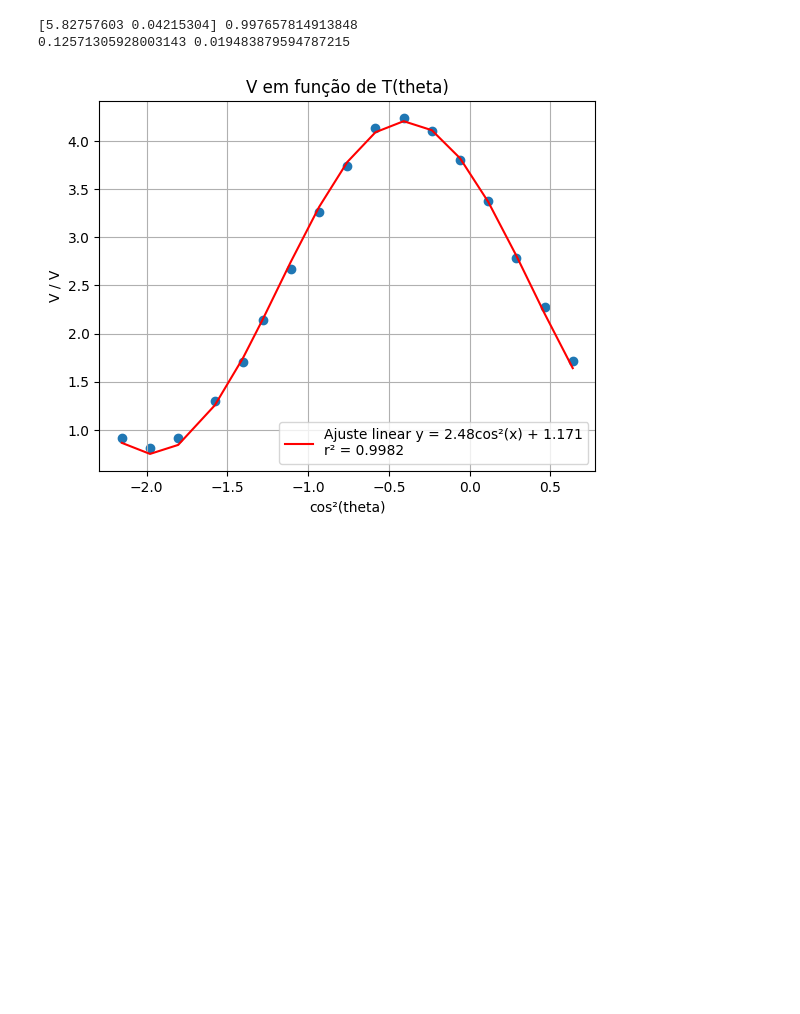
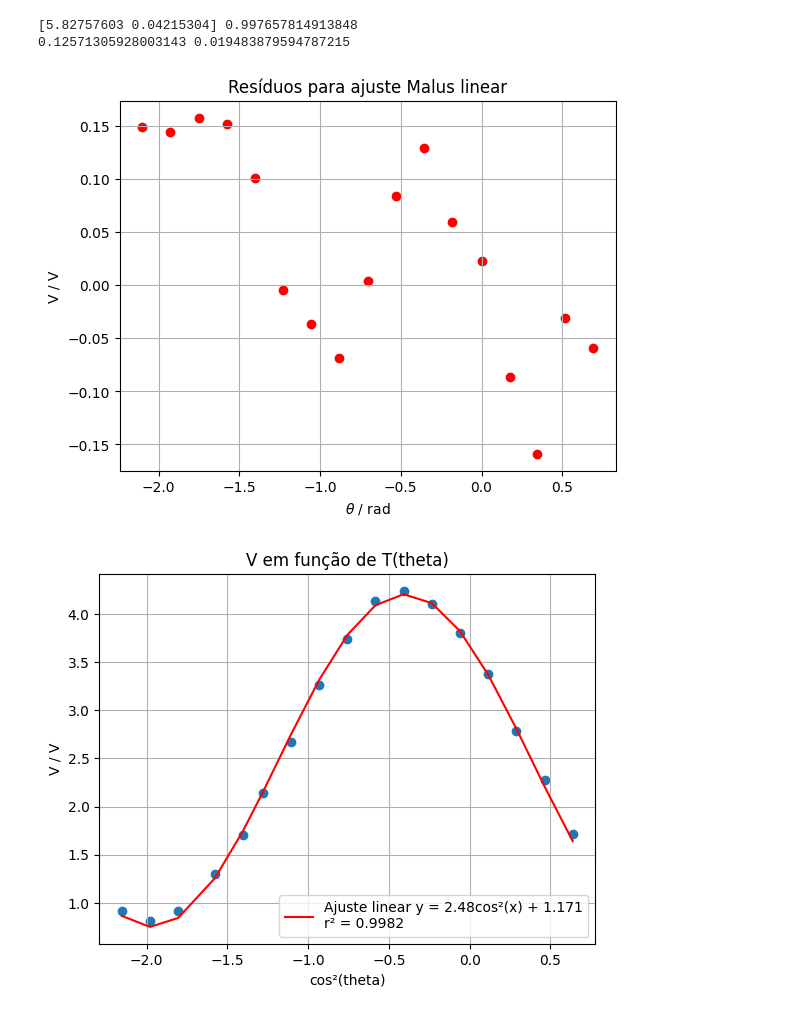
Before and after one commit to MRDias12/LabsIII, a Jupyter notebook: PLs/PL9/polarity.ipynb, the cells around one changed output. Saved outputs shown, nothing was run; the diff lists cells and outputs as text; code cells hidden in the pictures; blank space fills up the shorter version.

```diff
--- a/PLs/PL9/polarity.ipynb
+++ b/PLs/PL9/polarity.ipynb
@@ -94,6 +94,20 @@ print(np.sqrt(covari1[0,0])*3,np.sqrt(covari1[1,1])*3)
 [figure]
 [5.82757603 0.04215304] 0.997657814913848
 0.12571305928003143 0.019483879594787215
+# %%
+#resíduos
+params1, covari1 = dias(malusModel, angle1, v1)
+r21 = r2(v1, malusModel(angle1, params1[0], params1[1]))
+
+plt.scatter(angle1, (v1 - malusModel(angle1, params1[0], params1[1])), color = "r")
+plt.title(r"Resíduos para ajuste Malus linear")
+plt.ylabel("V / V")
+plt.xlabel(r"$\theta$ / rad")
+plt.grid()
+plt.savefig('res1.png')
+plt.show()
+# %% [output]
+[figure, added]
 # %%
 beta = params1[1]
 #transformação necessaria para os dados de angle2
```
Also changed, not shown: parts of 2 cells of this notebook, 3 other files.
